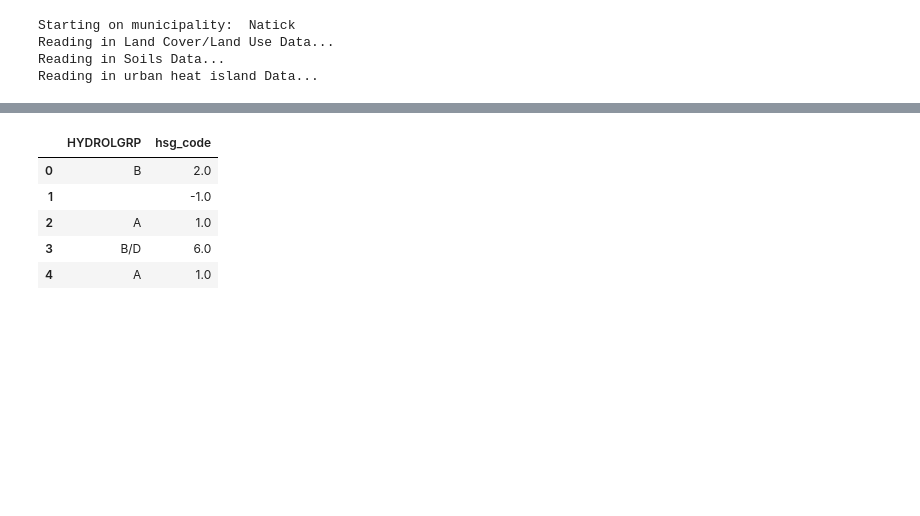
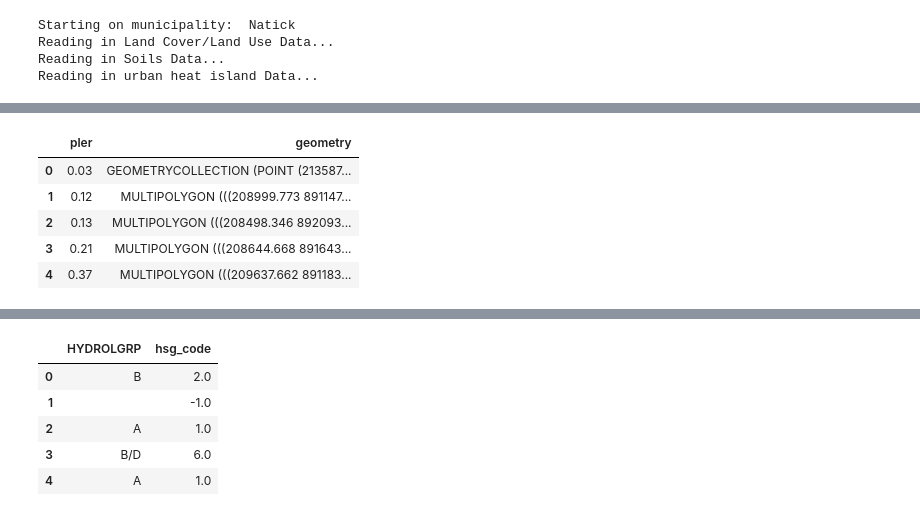
Before and after one commit to MAPC/ms4-gi-equity-tool, a Jupyter notebook: notebooks/2-nutrient_loading.ipynb, the cells around one changed output, grey strips where cells are left out. Drawn from its saved outputs; the diff is of its cells as text; code cells hidden in the pictures; blank space fills up the shorter version.

```diff
--- a/notebooks/2-nutrient_loading.ipynb
+++ b/notebooks/2-nutrient_loading.ipynb
@@ -100,0 +257,9 @@ Reading in urban heat island Data...
+# %%
+pler_merge_dissolve.head()
+# %% [output]
+|  | pler | geometry |
+| 0 | 0.03 | GEOMETRYCOLLECTION (POINT (213587... |
+| 1 | 0.12 | MULTIPOLYGON (((208999.773 891147... |
+| 2 | 0.13 | MULTIPOLYGON (((208498.346 892093... |
+| 3 | 0.21 | MULTIPOLYGON (((208644.668 891643... |
+| 4 | 0.37 | MULTIPOLYGON (((209637.662 891183... |
```
Also changed, not shown: parts of 15 cells of this notebook, 4 other files.
